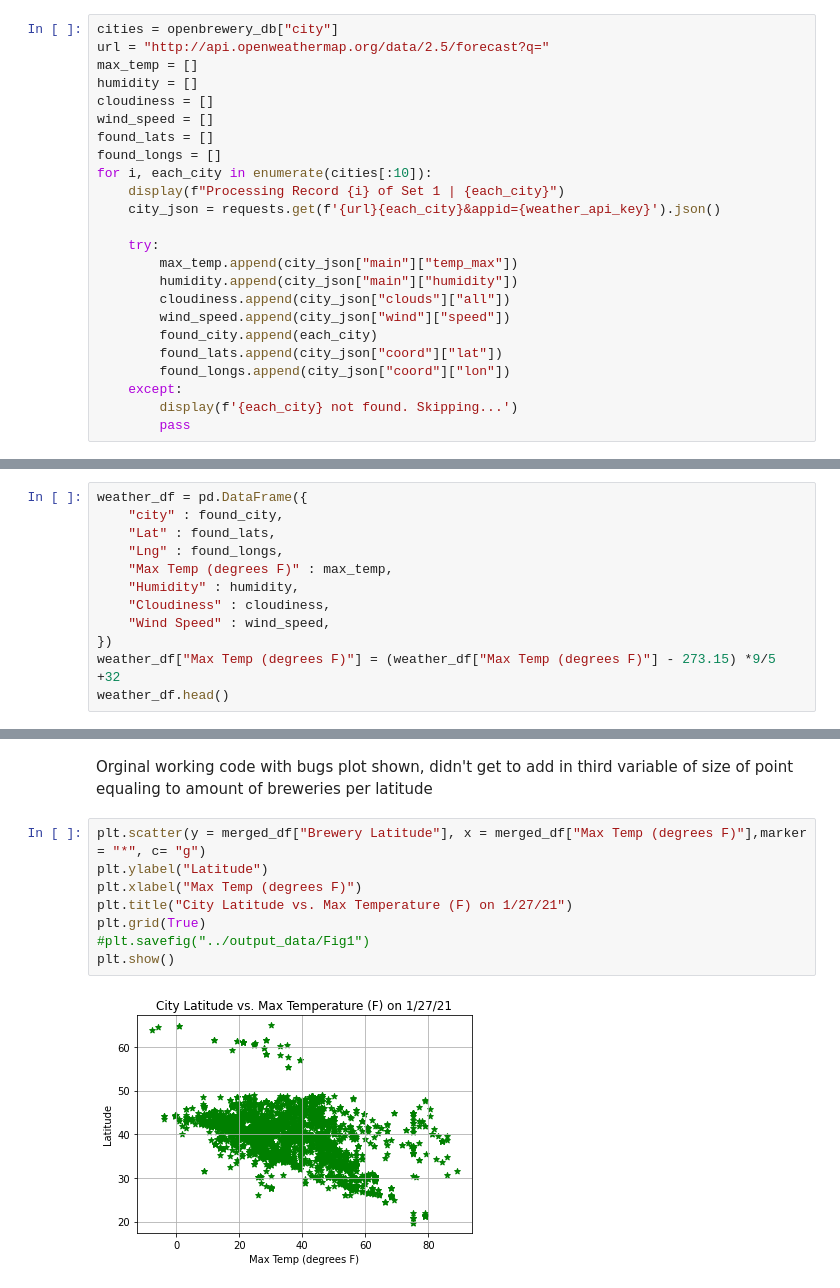
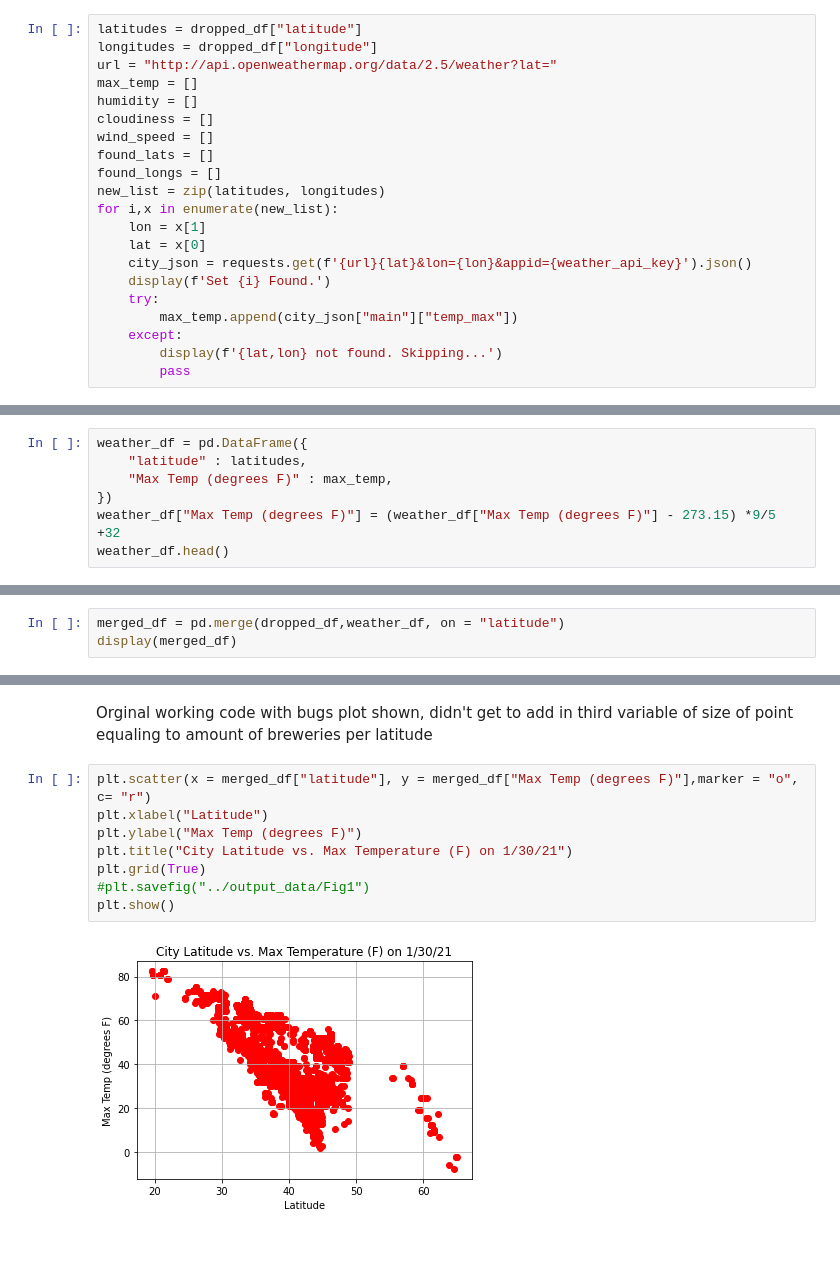
Before and after one commit to bgtaber/brewcrew_project, a Jupyter notebook: Scripts/beer.ipynb, the cells around one changed output, grey strips where cells are left out. Drawn from its saved outputs; the diff is of its cells as text; blank space fills up the shorter version.

```diff
--- a/Scripts/beer.ipynb
+++ b/Scripts/beer.ipynb
@@ -85,25 +130,22 @@ Used homework code because I was curious about latitude/temperature/count relati
 # %%
-cities = openbrewery_db["city"]
-url = "http://api.openweathermap.org/data/2.5/forecast?q="
+latitudes = dropped_df["latitude"]
+longitudes = dropped_df["longitude"]
+url = "http://api.openweathermap.org/data/2.5/weather?lat="
 max_temp = []
 humidity = []
 cloudiness = []
 wind_speed = []
 found_lats = []
 found_longs = []
-for i, each_city in enumerate(cities[:10]):
-    display(f"Processing Record {i} of Set 1 | {each_city}")
-    city_json = requests.get(f'{url}{each_city}&appid={weather_api_key}').json()
-
+new_list = zip(latitudes, longitudes)
+for i,x in enumerate(new_list):
+    lon = x[1]
+    lat = x[0]
+    city_json = requests.get(f'{url}{lat}&lon={lon}&appid={weather_api_key}').json()
+    display(f'Set {i} Found.')
     try:
         max_temp.append(city_json["main"]["temp_max"])
-        humidity.append(city_json["main"]["humidity"])
-        cloudiness.append(city_json["clouds"]["all"])
-        wind_speed.append(city_json["wind"]["speed"])
-        found_city.append(each_city)
-        found_lats.append(city_json["coord"]["lat"])
-        found_longs.append(city_json["coord"]["lon"])
     except:
-        display(f'{each_city} not found. Skipping...')
+        display(f'{lat,lon} not found. Skipping...')
         pass
 # %% [output]
@@ -123,12 +185,7 @@ for i, each_city in enumerate(cities[:10]):
 # %%
 weather_df = pd.DataFrame({
-    "city" : found_city,
-    "Lat" : found_lats,
-    "Lng" : found_longs,
+    "latitude" : latitudes,
     "Max Temp (degrees F)" : max_temp,
-    "Humidity" : humidity,
-    "Cloudiness" : cloudiness,
-    "Wind Speed" : wind_speed,
 })
 weather_df["Max Temp (degrees F)"] = (weather_df["Max Temp (degrees F)"] - 273.15) *9/5 +32
 weather_df.head()
@@ -155,0 +201,3 @@ merged_df = merged_df.rename(columns = ({"Lat": "City Lat", "Lng" : "City Lng",
+# %%
+merged_df = pd.merge(dropped_df,weather_df, on = "latitude")
+display(merged_df)
@@ -156,12 +218,12 @@ merged_df = merged_df.rename(columns = ({"Lat": "City Lat", "Lng" : "City Lng",
 # %% [markdown]
 Orginal working code with bugs plot shown, didn't get to add in third variable of size of point equaling to amount of breweries per latitude
 # %%
-plt.scatter(y = merged_df["Brewery Latitude"], x = merged_df["Max Temp (degrees F)"],marker = "*", c= "g")
-plt.ylabel("Latitude")
-plt.xlabel("Max Temp (degrees F)")
-plt.title("City Latitude vs. Max Temperature (F) on 1/27/21")
+plt.scatter(x = merged_df["latitude"], y = merged_df["Max Temp (degrees F)"],marker = "o", c= "r")
+plt.xlabel("Latitude")
+plt.ylabel("Max Temp (degrees F)")
+plt.title("City Latitude vs. Max Temperature (F) on 1/30/21")
 plt.grid(True)
 #plt.savefig("../output_data/Fig1")
 plt.show()
 # %% [output]
-[figure, old version]
+[figure, new version]
```
Also changed, not shown: parts of 14 cells of this notebook.
